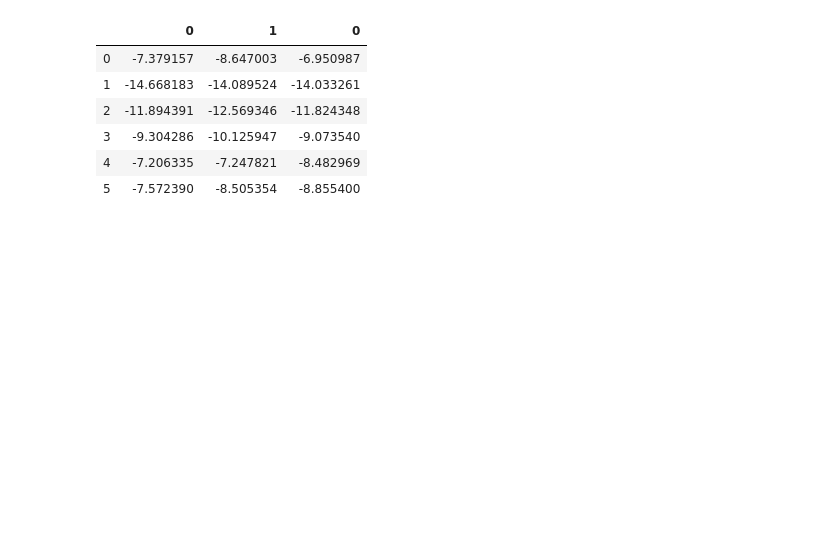
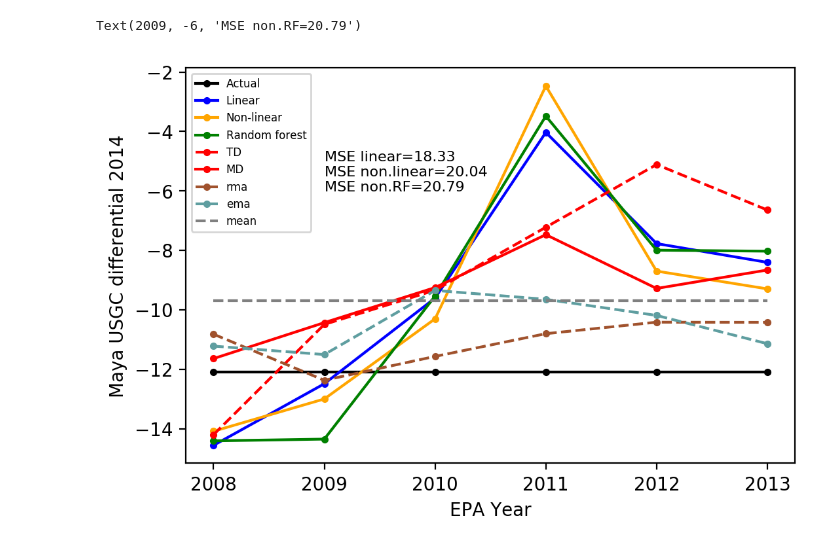
Before and after one commit to kaibawong/differential, a Jupyter notebook: MayaUSGC_pred.ipynb, the cells around one changed output. Saved outputs shown, nothing was run; the diff lists cells and outputs as text; code cells hidden in the pictures; blank space fills up the shorter version.

```diff
--- a/MayaUSGC_pred.ipynb
+++ b/MayaUSGC_pred.ipynb
@@ -312,13 +318,30 @@ plt.legend(("Actual","Linear","Non-linear","Random forest","TD","MD","rma","ema"
-# %%
-MayaUSGC_2013 = pd.concat([linear_MayaU, nonlinear_MayaU,y_pred],axis=1)
-MayaUSGC_2013
-# %% [output]
-|  | 0 | 1 | 0 |
-| 0 | -7.379157 | -8.647003 | -6.950987 |
-| 1 | -14.668183 | -14.089524 | -14.033261 |
-| 2 | -11.894391 | -12.569346 | -11.824348 |
-| 3 | -9.304286 | -10.125947 | -9.073540 |
-| 4 | -7.206335 | -7.247821 | -8.482969 |
-| 5 | -7.572390 | -8.505354 | -8.855400 |
+# %%
+from sklearn.metrics import mean_squared_error
+mse_L = mean_squared_error(I_2011["Actual 2014"],linear_MayaU)
+mse_NL = mean_squared_error(I_2011["Actual 2014"],nonlinear_MayaU)
+mse_RF = mean_squared_error(I_2011["Actual 2014"],y_pred)
+
+import pylab as plot
+params = {'legend.fontsize': 6,
+          'legend.handlelength': 2}
+plot.rcParams.update(params)
+plt.plot(I_2011["Pred Year"],I_2011["Actual 2014"],'k.-')
+plt.plot(I_2011["Pred Year"],linear_MayaU,'b.-')
+plt.plot(I_2011["Pred Year"],nonlinear_MayaU,'.-',color ='orange')
+plt.plot(I_2011["Pred Year"],y_pred,'g.-')
+plt.plot(I_2011["Pred Year"],I_2011["TD 2014"],'r.--')
+plt.plot(I_2011["Pred Year"],I_2011["MD 2014"],'r.-')
+plt.plot(I_2011["Pred Year"],rma,'.--',color ='sienna')
+plt.plot(I_2011["Pred Year"],ema,'.--',color ='cadetblue')
+plt.plot([I_2011["Pred Year"].iloc[0],I_2011["Pred Year"].iloc[-1]],[-9.7,-9.7],'--',color='grey')
+plt.xlabel('EPA Year')
+plt.ylabel('Maya USGC differential 2014')
+plt.legend(("Actual","Linear","Non-linear","Random forest","TD","MD","rma","ema","mean"))
+plt.text(2009, -5, 'MSE linear='"{0:.2f}".format(mse_L), fontsize=8)
+plt.text(2009, -5.5, 'MSE non.linear='"{0:.2f}".format(mse_NL), fontsize=8)
+plt.text(2009, -6, 'MSE non.RF='"{0:.2f}".format(mse_RF), fontsize=8)
+# %% [output]
+Text(2009, -6, 'MSE non.RF=20.79')
+[figure, added]
 # %%
 MayaUSGC_2013.to_csv('pred_MayaUSGC2013.csv')
```
Also changed, not shown: parts of 12 cells of this notebook, 5 other files.
